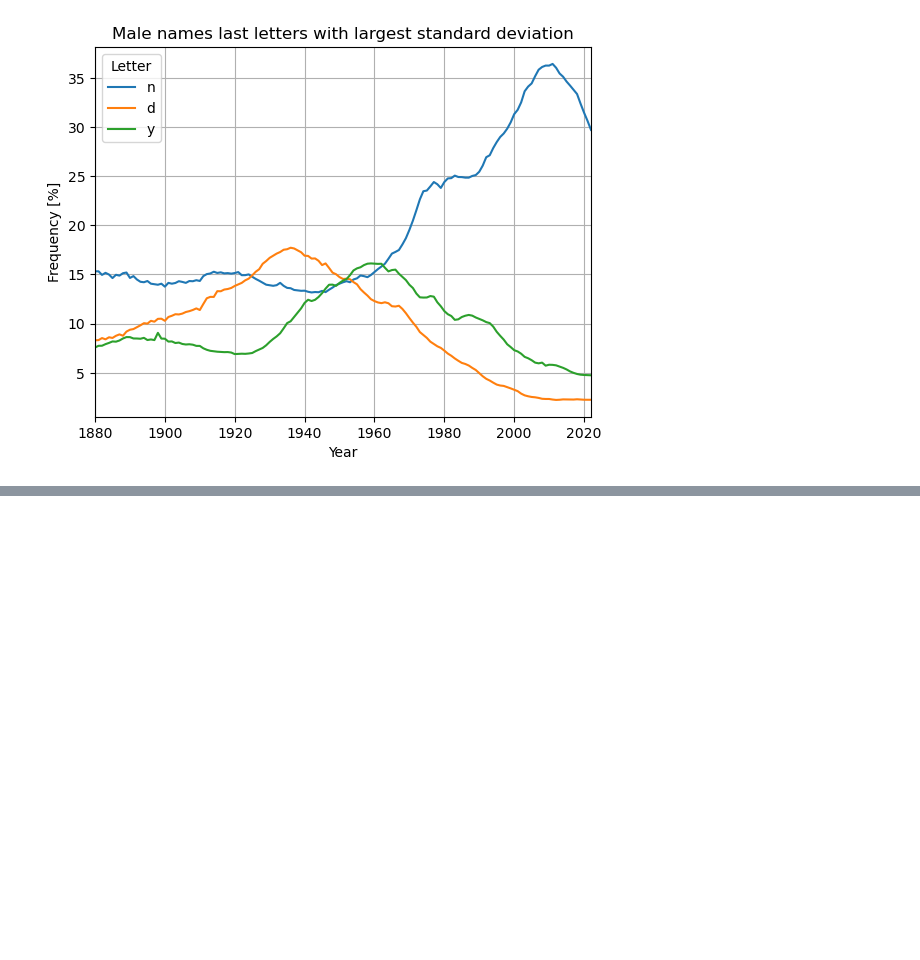
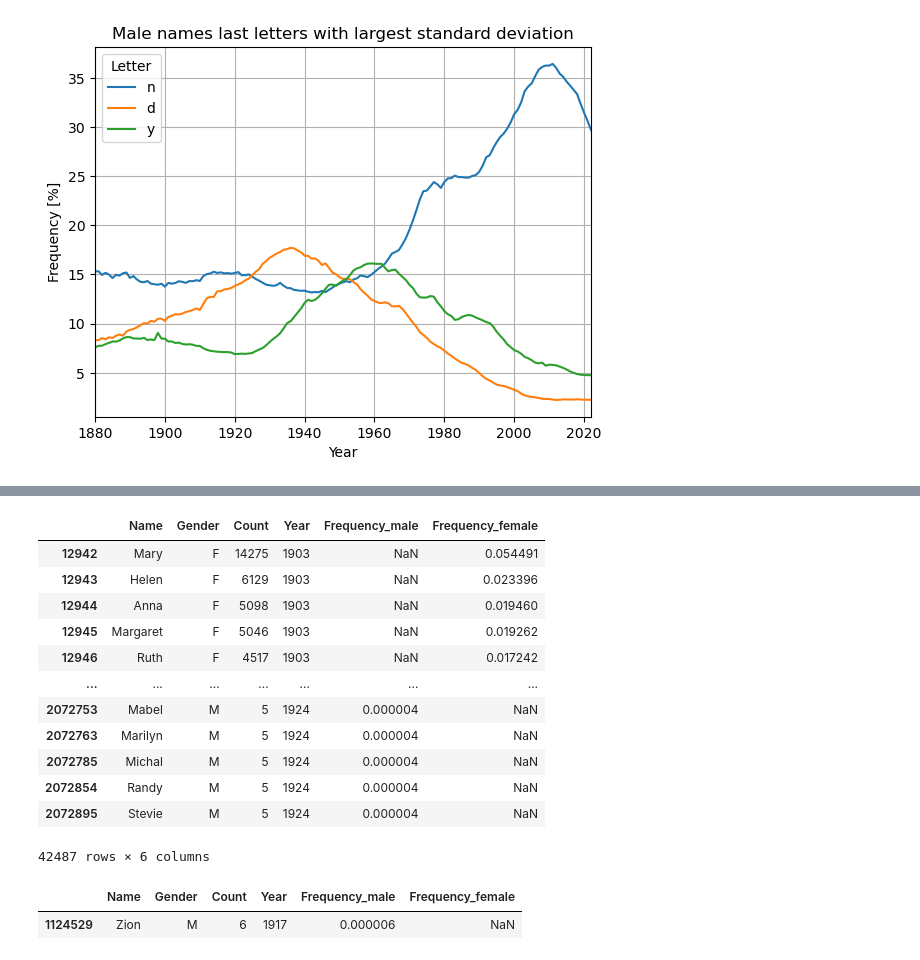
Before and after one commit to BartlomiejGasyna/Exploratory-Data-Analysis-Project-1, a Jupyter notebook: project.ipynb, the cells around one changed output, grey strips where cells are left out. Saved outputs shown, nothing was run; the diff lists cells and outputs as text; code cells hidden in the pictures; blank space fills up the shorter version.

```diff
--- a/project.ipynb
+++ b/project.ipynb
@@ -425,0 +393,2 @@ Text(0.5, 1.0, 'Male names last letters with largest standard deviation')
+# %%
+neutral_names = set(top_female_names['Name'].values).intersection(set(top_male_names['Name'].values))
@@ -425,0 +419,21 @@ Text(0.5, 1.0, 'Male names last letters with largest standard deviation')
+# %%
+first_range.loc[first_range['Name'].isin(neutral_names)]
+# %% [output]
+|  | Name | Gender | Count | Year | Frequency_male | Frequency_female |
+| 12942 | Mary | F | 14275 | 1903 | NaN | 0.054491 |
+| 12943 | Helen | F | 6129 | 1903 | NaN | 0.023396 |
+| 12944 | Anna | F | 5098 | 1903 | NaN | 0.019460 |
+| 12945 | Margaret | F | 5046 | 1903 | NaN | 0.019262 |
+| 12946 | Ruth | F | 4517 | 1903 | NaN | 0.017242 |
+| ... | ... | ... | ... | ... | ... | ... |
+| 2072753 | Mabel | M | 5 | 1924 | 0.000004 | NaN |
+| 2072763 | Marilyn | M | 5 | 1924 | 0.000004 | NaN |
+| 2072785 | Michal | M | 5 | 1924 | 0.000004 | NaN |
+| 2072854 | Randy | M | 5 | 1924 | 0.000004 | NaN |
+| 2072895 | Stevie | M | 5 | 1924 | 0.000004 | NaN |
+42487 rows × 6 columns
+# %%
+neutral_first_df.loc[neutral_first_df['Name'] == 'Zion']
+# %% [output]
+|  | Name | Gender | Count | Year | Frequency_male | Frequency_female |
+| 1124529 | Zion | M | 6 | 1917 | 0.000006 | NaN |
```
Also changed, not shown: parts of 9 cells of this notebook.
